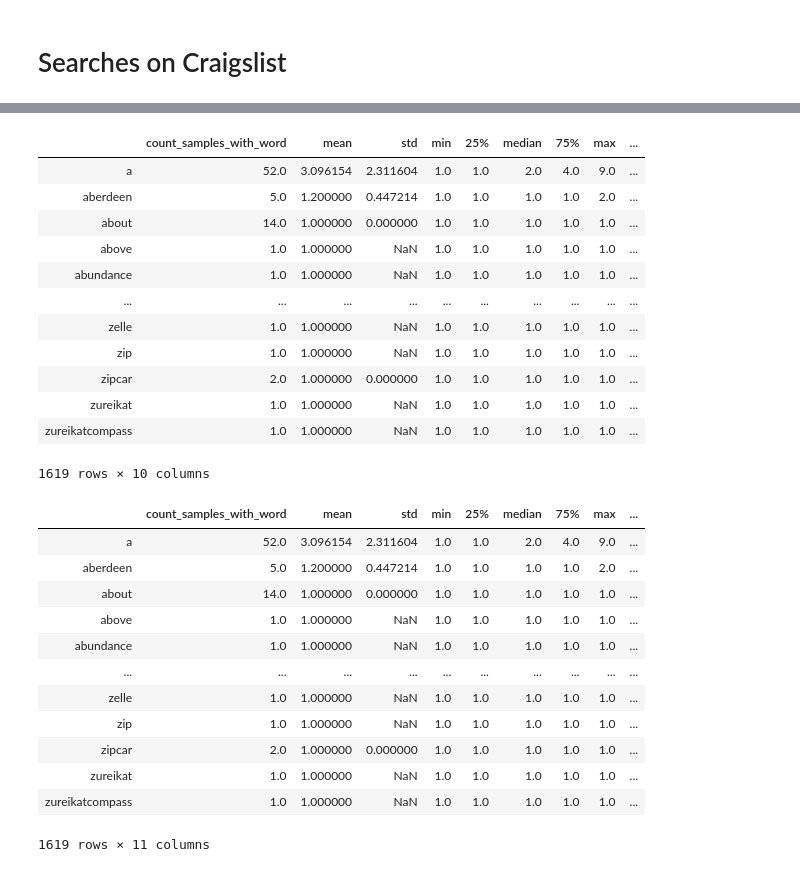
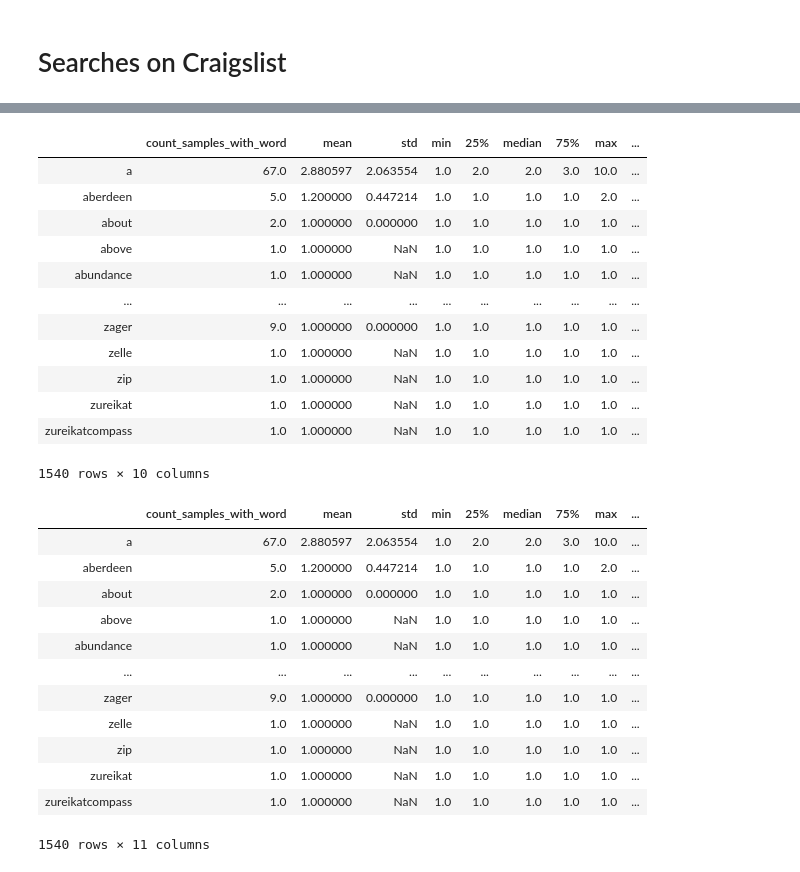
Before and after one commit to daddyjab/Craigslist, a Jupyter notebook: Craigslist Exploration.ipynb, the cells around one changed output, grey strips where cells are left out. Drawn from its saved outputs; the diff is of its cells as text; code cells hidden in the pictures.

```diff
--- a/Craigslist Exploration.ipynb
+++ b/Craigslist Exploration.ipynb
@@ -373,53 +387,53 @@ pw_info_df
 # %%
 # Rename columns to later be able to differentiate count of samples that have a word
 # vs. count of words across all samples
 # pw_info_df.rename( columns = {
 #         'count': 'count_samples_with_word',
 #         'mean': 'mean', 'std':'std', 'max':'max', 'min':'min',
 #         '50%': 'median', '25%':'25%', '75%':'75%'
 #     }, inplace=True )
 
 pw_info_df.rename( columns = {
         'count': 'count_samples_with_word',
         '50%': 'median'
     }, inplace=True )
 
 #
-pw_info_df['count_total_samples'] = len(pw_raw_df)
+pw_info_df['count_total_samples'] = len(pw_df)
 pw_info_df['%_of_samples'] = pw_info_df['count_samples_with_word'] / pw_info_df['count_total_samples']
 pw_info_df
 # %% [output]
 |  | count_samples_with_word | mean | std | min | 25% | median | 75% | max | ... |
-| a | 52.0 | 3.096154 | 2.311604 | 1.0 | 1.0 | 2.0 | 4.0 | 9.0 | ... |
+| a | 67.0 | 2.880597 | 2.063554 | 1.0 | 2.0 | 2.0 | 3.0 | 10.0 | ... |
 | aberdeen | 5.0 | 1.200000 | 0.447214 | 1.0 | 1.0 | 1.0 | 1.0 | 2.0 | ... |
-| about | 14.0 | 1.000000 | 0.000000 | 1.0 | 1.0 | 1.0 | 1.0 | 1.0 | ... |
+| about | 2.0 | 1.000000 | 0.000000 | 1.0 | 1.0 | 1.0 | 1.0 | 1.0 | ... |
 | above | 1.0 | 1.000000 | NaN | 1.0 | 1.0 | 1.0 | 1.0 | 1.0 | ... |
 | abundance | 1.0 | 1.000000 | NaN | 1.0 | 1.0 | 1.0 | 1.0 | 1.0 | ... |
 | ... | ... | ... | ... | ... | ... | ... | ... | ... | ... |
+| zager | 9.0 | 1.000000 | 0.000000 | 1.0 | 1.0 | 1.0 | 1.0 | 1.0 | ... |
 | zelle | 1.0 | 1.000000 | NaN | 1.0 | 1.0 | 1.0 | 1.0 | 1.0 | ... |
 | zip | 1.0 | 1.000000 | NaN | 1.0 | 1.0 | 1.0 | 1.0 | 1.0 | ... |
-| zipcar | 2.0 | 1.000000 | 0.000000 | 1.0 | 1.0 | 1.0 | 1.0 | 1.0 | ... |
 | zureikat | 1.0 | 1.000000 | NaN | 1.0 | 1.0 | 1.0 | 1.0 | 1.0 | ... |
 | zureikatcompass | 1.0 | 1.000000 | NaN | 1.0 | 1.0 | 1.0 | 1.0 | 1.0 | ... |
-1619 rows × 10 columns
+1540 rows × 10 columns
 # %%
 # Sum of word counts across all samples
-pw_info_df['count_word'] = pw_raw_df[ pw_raw_df.notna() ].apply(np.sum)
+pw_info_df['count_word'] = pw_df[ pw_df.notna() ].apply(np.sum)
 pw_info_df
 # %% [output]
 |  | count_samples_with_word | mean | std | min | 25% | median | 75% | max | ... |
-| a | 52.0 | 3.096154 | 2.311604 | 1.0 | 1.0 | 2.0 | 4.0 | 9.0 | ... |
+| a | 67.0 | 2.880597 | 2.063554 | 1.0 | 2.0 | 2.0 | 3.0 | 10.0 | ... |
 | aberdeen | 5.0 | 1.200000 | 0.447214 | 1.0 | 1.0 | 1.0 | 1.0 | 2.0 | ... |
-| about | 14.0 | 1.000000 | 0.000000 | 1.0 | 1.0 | 1.0 | 1.0 | 1.0 | ... |
+| about | 2.0 | 1.000000 | 0.000000 | 1.0 | 1.0 | 1.0 | 1.0 | 1.0 | ... |
 | above | 1.0 | 1.000000 | NaN | 1.0 | 1.0 | 1.0 | 1.0 | 1.0 | ... |
 | abundance | 1.0 | 1.000000 | NaN | 1.0 | 1.0 | 1.0 | 1.0 | 1.0 | ... |
 | ... | ... | ... | ... | ... | ... | ... | ... | ... | ... |
+| zager | 9.0 | 1.000000 | 0.000000 | 1.0 | 1.0 | 1.0 | 1.0 | 1.0 | ... |
 | zelle | 1.0 | 1.000000 | NaN | 1.0 | 1.0 | 1.0 | 1.0 | 1.0 | ... |
 | zip | 1.0 | 1.000000 | NaN | 1.0 | 1.0 | 1.0 | 1.0 | 1.0 | ... |
-| zipcar | 2.0 | 1.000000 | 0.000000 | 1.0 | 1.0 | 1.0 | 1.0 | 1.0 | ... |
 | zureikat | 1.0 | 1.000000 | NaN | 1.0 | 1.0 | 1.0 | 1.0 | 1.0 | ... |
 | zureikatcompass | 1.0 | 1.000000 | NaN | 1.0 | 1.0 | 1.0 | 1.0 | 1.0 | ... |
-1619 rows × 11 columns
+1540 rows × 11 columns
 # %%
 # Reorder the columns
 pw_info_df = pw_info_df[['count_word', 'count_samples_with_word', 'count_total_samples', '%_of_samples',
```
Also changed, not shown: parts of 31 cells of this notebook.
